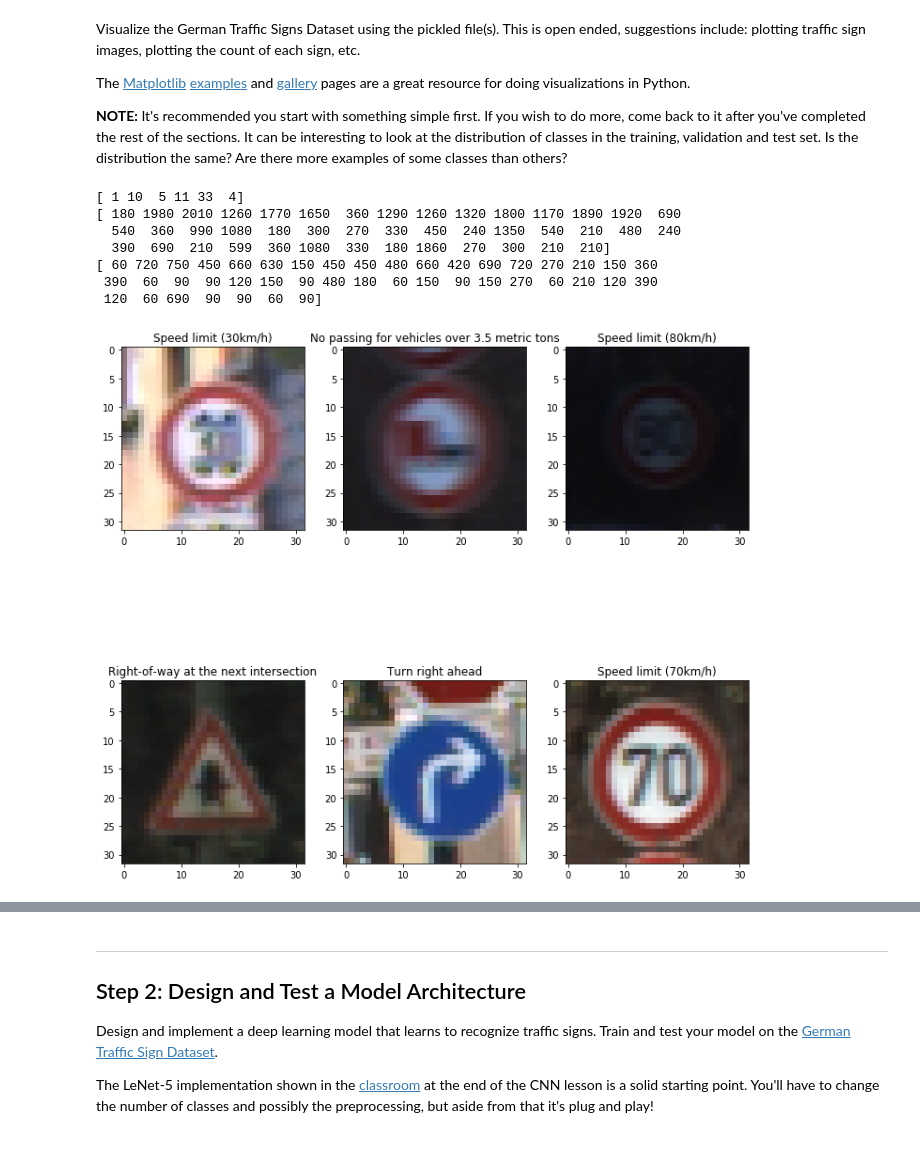
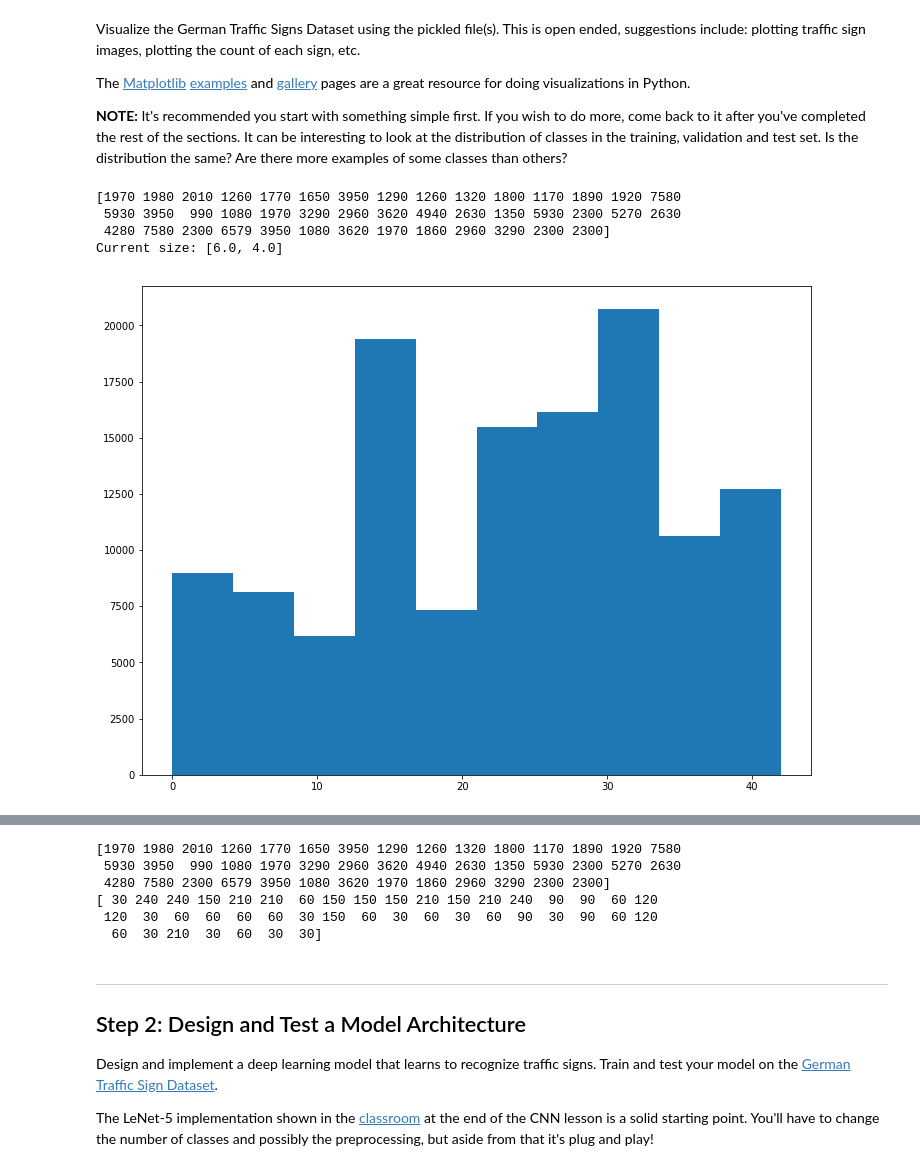
Before and after one commit to vmjfk/CarND-Traffic-Sign-Classifier-Project, a Jupyter notebook: Traffic_Sign_Classifier.ipynb, the cells around one changed output, grey strips where cells are left out. Drawn from its saved outputs; the diff is of its cells as text; code cells hidden in the pictures.

```diff
--- a/Traffic_Sign_Classifier.ipynb
+++ b/Traffic_Sign_Classifier.ipynb
@@ -27,8 +27,8 @@ import pickle
 # TODO: Fill this in based on where you saved the training and testing data
 
 training_file = 'train.p'
-validation_file= 'test.p'
-testing_file = 'valid.p'
+validation_file= 'valid.p'
+testing_file = 'test.p'
 
 with open(training_file, mode='rb') as f:
     train = pickle.load(f)
@@ -97,7 +101,7 @@ The [Matplotlib](http://matplotlib.org/) [examples](http://matplotlib.org/exampl
 
 ### Data exploration visualization code goes here.
 ### Feel free to use as many code cells as needed.
-import matplotlib.pyplot as plt
+
 import csv
 import math
 # Visualizations will be shown in the notebook.
@@ -108,6 +112,34 @@ with open('signnames.csv') as csvfile:
     reader = csv.DictReader(csvfile)
     for row in reader:
         signnames[row['ClassId']] = row['SignName']
+
+
+def evenOut(X_stuff,y_stuff):
+    # adds extra examples of data that is under represented.
+    hist =  np.bincount(y_stuff)
+    ave = np.average(hist)
+    pcToKeep = 0.1
+    print("average number of pictures per type: ", ave)
+    for imageType in range(len(hist)):
+        if hist[imageType] < ave:
+            print(imageType,hist[imageType])
+            toenlarge = np.where(y_stuff == imageType)
+            print("Start ",min(toenlarge[0])," End ",max(toenlarge[0]))
+
+
+            bottom = min(toenlarge[0])
+            top = max(toenlarge[0])
+            y_add = y_stuff[bottom:top]
+            X_add = X_stuff[bottom:top]
+            print("size: ", len(y_add))
+            for i in range(int(1/pcToKeep)):
+                y_stuff = np.concatenate((y_stuff,y_add),0)
+                #print(np.bincount(y_stuff))
+                X_stuff = np.concatenate((X_stuff,X_add),0)
+
+
+    return X_stuff, y_stuff
+
 
 def printimages(images_in, keys):
     n_cols = 3
@@ -117,48 +149,51 @@ def printimages(images_in, keys):
     if(images_in.shape[3] == 1):
         images = np.reshape(images_in,[images_in.shape[0],images_in.shape[1],images_in.shape[2]])
     else:
         images = np.copy(images_in)
 
     f, ax = plt.subplots(n_rows,n_cols,figsize=(10,10))
 
     f.tight_layout()
 
     if(n_rows > 1):
         for i in range(n_rows):
             for j in range(n_cols):
                 if(i*n_cols+j < number_of_images):
                     ax[i][j].set_title(str(signnames[str(keys[i*n_cols+j])]))
                     if(len(images[i*n_cols+j].shape) < 3):
                         ax[i][j].imshow(images[i*n_cols+j],cmap='gray')
                     else:
                         ax[i][j].imshow(images[i*n_cols+j])
     else:
          for j in range(n_cols):
             if(j < number_of_images):
                 ax[j].set_title(str(signnames[str(keys[j])]))
                 if(len(images[j].shape) < 3):
                     ax[j].imshow(images[j],cmap='gray')
                 else:
                     ax[j].imshow(images[j])
 
-print(y_valid[100:106])
-printimages(X_valid_pre[100:106], y_valid[100:106])
-printimages(X_train_pre[100:106], y_train[100:106])
+print(np.bincount(y_train))
+#X_train_pre, y_train = evenOut(X_train_pre, y_train)
 
-def printhist(y):
-    hist = np.zeros(43,dtype=np.int32)
-    for i in y:
-        hist[i] += 1
-    return hist
+# Get current size
+fig_size = plt.rcParams["figure.figsize"]
 
-print(printhist(y_train))
-print(printhist(y_valid))
+# Prints: [8.0, 6.0]
+print("Current size:", fig_size)
+
+# Set figure width to 12 and height to 9
+fig_size[0] = 12
+fig_size[1] = 9
+plt.rcParams["figure.figsize"] = fig_size
+pt = plt.hist(y_train)
+
+plt.show()
+print(np.bincount(y_train))
+print(np.bincount(y_valid))
 # %% [output]
-[ 1 10  5 11 33  4]
-[ 180 1980 2010 1260 1770 1650  360 1290 1260 1320 1800 1170 1890 1920  690
-  540  360  990 1080  180  300  270  330  450  240 1350  540  210  480  240
-  390  690  210  599  360 1080  330  180 1860  270  300  210  210]
-[ 60 720 750 450 660 630 150 450 450 480 660 420 690 720 270 210 150 360
- 390  60  90  90 120 150  90 480 180  60 150  90 150 270  60 210 120 390
- 120  60 690  90  90  60  90]
+[1970 1980 2010 1260 1770 1650 3950 1290 1260 1320 1800 1170 1890 1920 7580
+ 5930 3950  990 1080 1970 3290 2960 3620 4940 2630 1350 5930 2300 5270 2630
+ 4280 7580 2300 6579 3950 1080 3620 1970 1860 2960 3290 2300 2300]
+Current size: [6.0, 4.0]
-[figure, old version]
+[figure, new version]
@@ -166,3 +200,9 @@ print(printhist(y_valid))
+[1970 1980 2010 1260 1770 1650 3950 1290 1260 1320 1800 1170 1890 1920 7580
+ 5930 3950  990 1080 1970 3290 2960 3620 4940 2630 1350 5930 2300 5270 2630
+ 4280 7580 2300 6579 3950 1080 3620 1970 1860 2960 3290 2300 2300]
+[ 30 240 240 150 210 210  60 150 150 150 210 150 210 240  90  90  60 120
+ 120  30  60  60  60  60  30 150  60  30  60  30  60  90  30  90  60 120
+  60  30 210  30  60  30  30]
 # %% [markdown]
 ----
 
```
Also changed, not shown: parts of 4 cells of this notebook, 3 other files.
